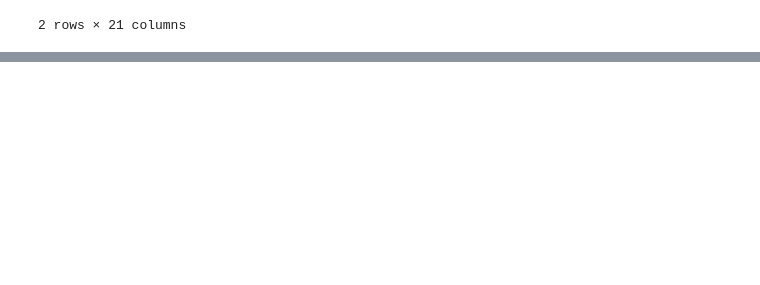
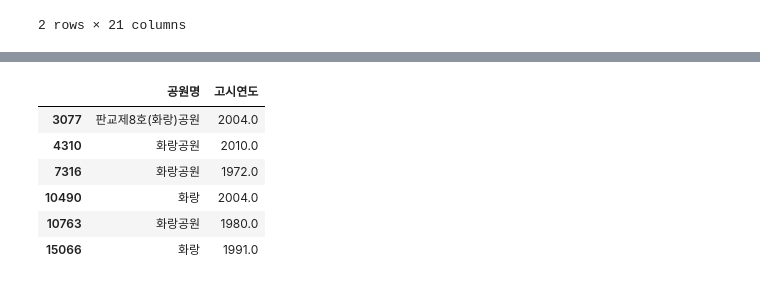
Before and after one commit to neverlish/Learned, a Jupyter notebook: data/inflearn-public-data-python/05-park.ipynb, the cells around one changed output, grey strips where cells are left out. Saved outputs shown, nothing was run; the diff lists cells and outputs as text; code cells hidden in the pictures; blank space fills up the shorter version.

```diff
--- a/data/inflearn-public-data-python/05-park.ipynb
+++ b/data/inflearn-public-data-python/05-park.ipynb
@@ -432,0 +464,12 @@ df[(df['경도'] > 132) | (df['위도'] < 32)]
+# %%
+# 화랑공원의 고시연도를 찾아봅니다. 데이터 전처리가 맞게 되었는지 확인해 봅니다.
+
+df.loc[df['공원명'].str.contains('화랑'), ['공원명', '고시연도']]
+# %% [output]
+|  | 공원명 | 고시연도 |
+| 3077 | 판교제8호(화랑)공원 | 2004.0 |
+| 4310 | 화랑공원 | 2010.0 |
+| 7316 | 화랑공원 | 1972.0 |
+| 10490 | 화랑 | 2004.0 |
+| 10763 | 화랑공원 | 1980.0 |
+| 15066 | 화랑 | 1991.0 |
```
Also changed, not shown: parts of 7 cells of this notebook.
